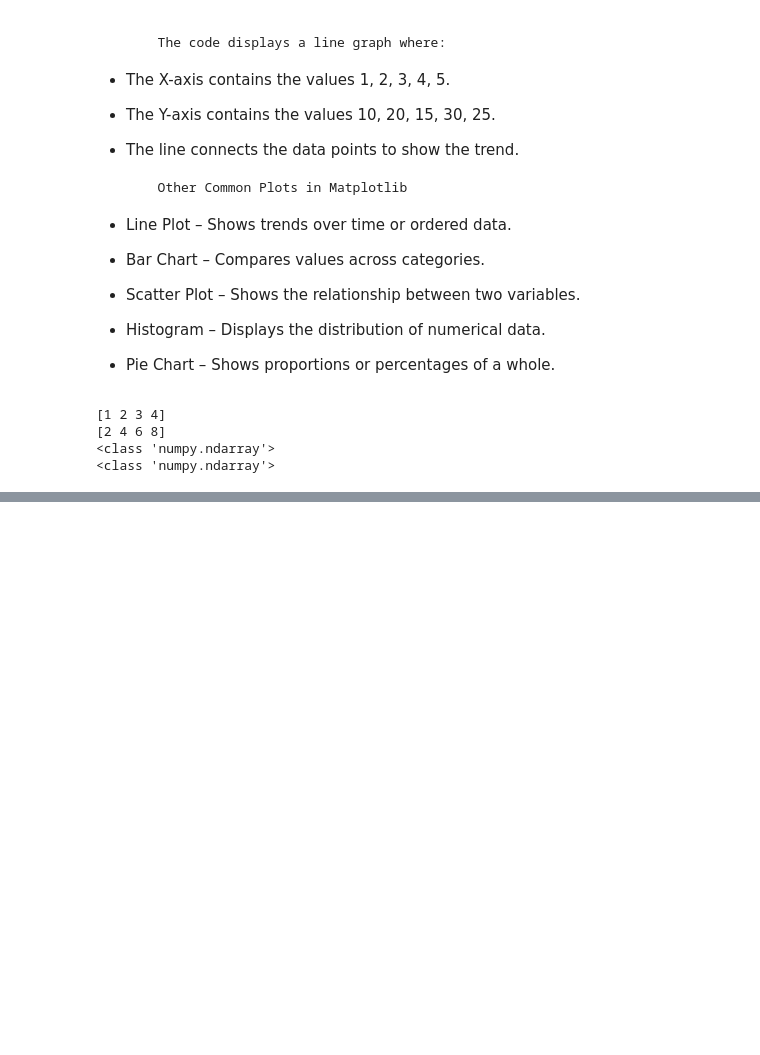
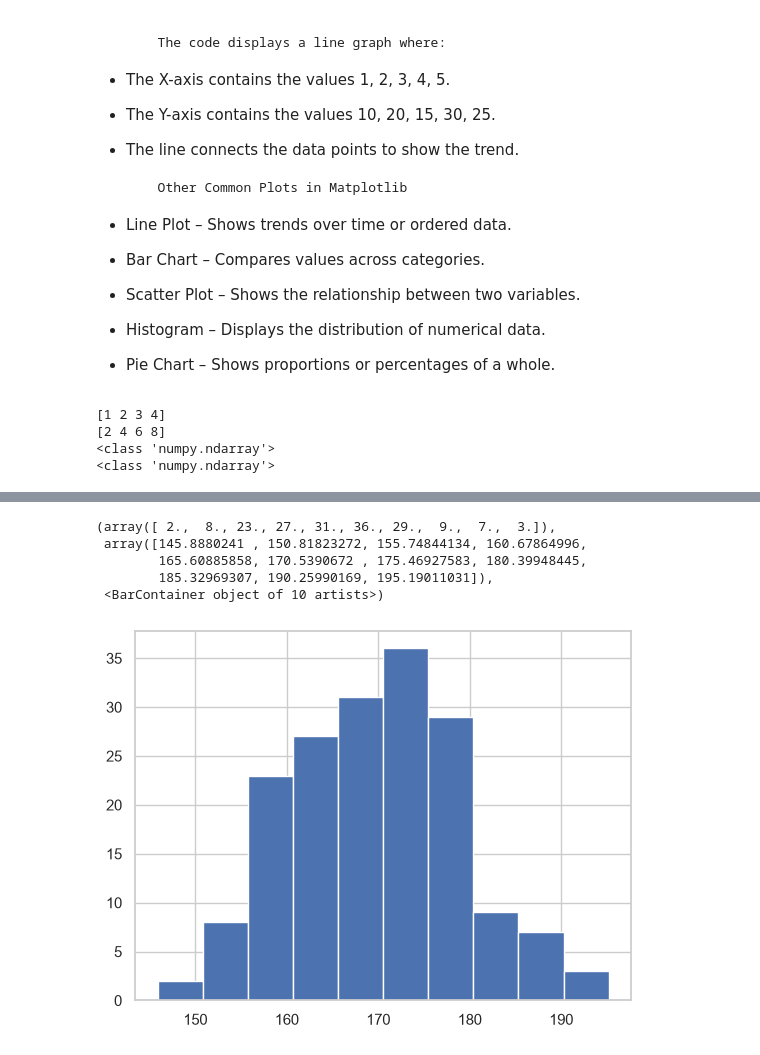
Before and after one commit to RehanAlam93/6-Months-Data-Science, a Jupyter notebook: matplotlib/basic_matplot.ipynb, the cells around one changed output, grey strips where cells are left out. Saved outputs shown, nothing was run; the diff lists cells and outputs as text; code cells hidden in the pictures; blank space fills up the shorter version.

```diff
--- a/matplotlib/basic_matplot.ipynb
+++ b/matplotlib/basic_matplot.ipynb
@@ -145,0 +146,2 @@ plt.barh(ypoint,xpoint, color="red")
+# %%
+arr= np.random.normal(170,10,175)  # Generate random data with mean=170, std=10, size=175
@@ -145,0 +168,9 @@ plt.barh(ypoint,xpoint, color="red")
+# %%
+plt.hist(arr)   # hist = histogram
+# %% [output]
+(array([ 2.,  8., 23., 27., 31., 36., 29.,  9.,  7.,  3.]),
+ array([145.8880241 , 150.81823272, 155.74844134, 160.67864996,
+        165.60885858, 170.5390672 , 175.46927583, 180.39948445,
+        185.32969307, 190.25990169, 195.19011031]),
+ <BarContainer object of 10 artists>)
+[figure, added]
```
Also changed, not shown: parts of 33 cells of this notebook.
